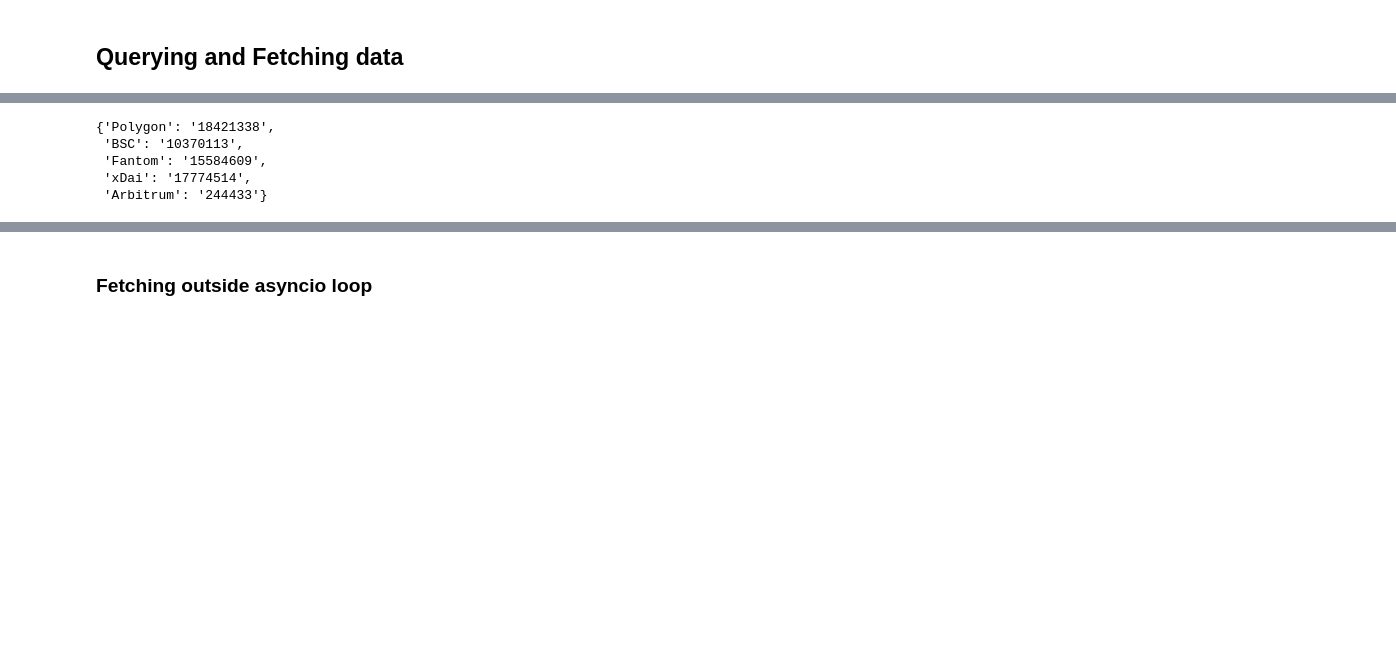
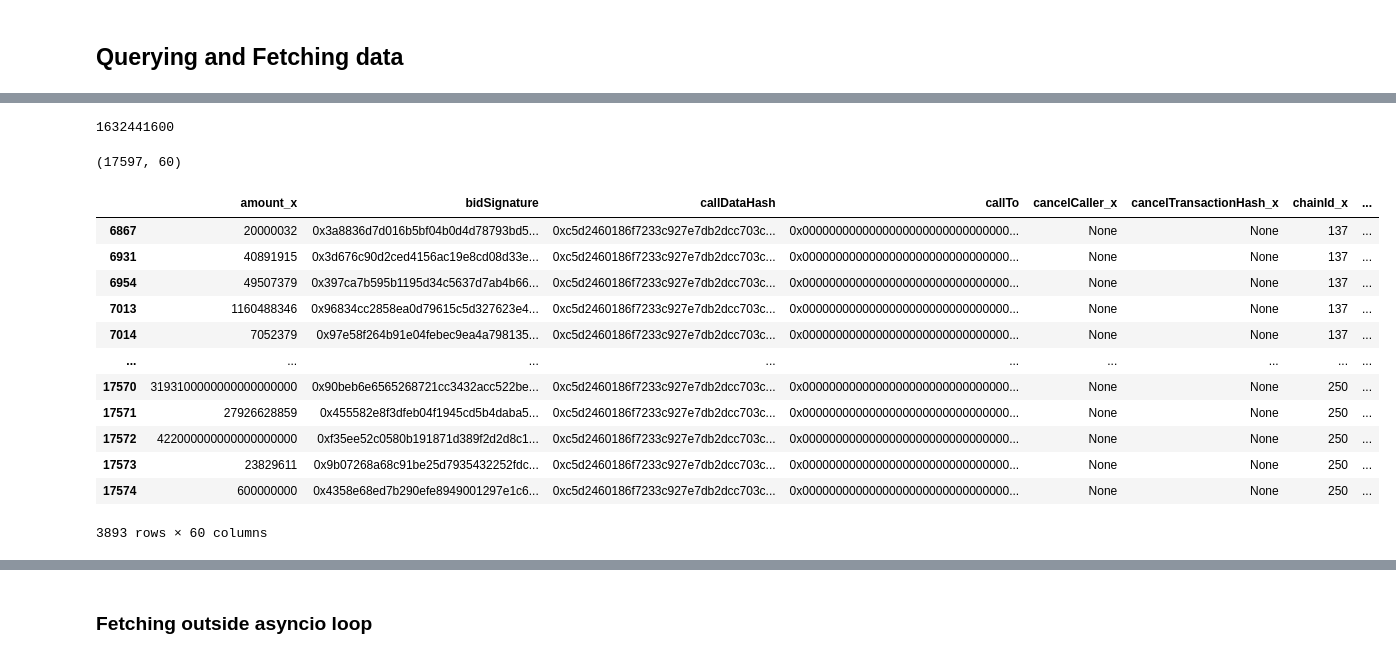
Before and after one commit to enzotavares/lifi-analytics-backend, a Jupyter notebook: subgraph_analysis.ipynb, the cells around one changed output, grey strips where cells are left out. Drawn from its saved outputs; the diff is of its cells as text; code cells hidden in the pictures; blank space fills up the shorter version.

```diff
--- a/subgraph_analysis.ipynb
+++ b/subgraph_analysis.ipynb
@@ -148,3 +203,12 @@ if False:
+# %%
+utc_tz = pytz.timezone("UTC")
+
+utc_midnight = datetime.strptime(str(datetime.utcnow().date())+' 00:00:00', "%Y-%m-%d %H:%M:%S")
+
+expiry_cut_off = int(utc_tz.localize(utc_midnight - timedelta(1)).timestamp())
+expiry_cut_off
+# %% [output]
+1632441600
 # %%
 transport_matic = AIOHTTPTransport(url="https://api.thegraph.com/subgraphs/name/0xakshay/nxtpmatic")
 transport_bsc = AIOHTTPTransport(url="https://api.thegraph.com/subgraphs/name/0xakshay/nxtpbsc")
@@ -208,9 +271 @@ async def fetch_chain_transactions(query, params, transport, chain):
         return dataframe
-# %%
-last_blocs
-# %% [output]
-{'Polygon': '18421338',
- 'BSC': '10370113',
- 'Fantom': '15584609',
- 'xDai': '17774514',
- 'Arbitrum': '244433'}
@@ -216,0 +300,6 @@ last_blocs
+# %%
+merged_txns.shape
+# %% [output]
+(17597, 60)
+# %%
+backup_merged_txns = merged_txns.copy(deep=True)
@@ -216,0 +308,16 @@ last_blocs
+# %%
+backup_merged_txns[backup_merged_txns.expiry_x > str(expiry_cut_off)]
+# %% [output]
+|  | amount_x | bidSignature | callDataHash | callTo | cancelCaller_x | cancelTransactionHash_x | chainId_x | ... |
+| 6867 | 20000032 | 0x3a8836d7d016b5bf04b0d4d78793bd5... | 0xc5d2460186f7233c927e7db2dcc703c... | 0x0000000000000000000000000000000... | None | None | 137 | ... |
+| 6931 | 40891915 | 0x3d676c90d2ced4156ac19e8cd08d33e... | 0xc5d2460186f7233c927e7db2dcc703c... | 0x0000000000000000000000000000000... | None | None | 137 | ... |
+| 6954 | 49507379 | 0x397ca7b595b1195d34c5637d7ab4b66... | 0xc5d2460186f7233c927e7db2dcc703c... | 0x0000000000000000000000000000000... | None | None | 137 | ... |
+| 7013 | 1160488346 | 0x96834cc2858ea0d79615c5d327623e4... | 0xc5d2460186f7233c927e7db2dcc703c... | 0x0000000000000000000000000000000... | None | None | 137 | ... |
+| 7014 | 7052379 | 0x97e58f264b91e04febec9ea4a798135... | 0xc5d2460186f7233c927e7db2dcc703c... | 0x0000000000000000000000000000000... | None | None | 137 | ... |
+| ... | ... | ... | ... | ... | ... | ... | ... | ... |
+| 17570 | 3193100000000000000000 | 0x90beb6e6565268721cc3432acc522be... | 0xc5d2460186f7233c927e7db2dcc703c... | 0x0000000000000000000000000000000... | None | None | 250 | ... |
+| 17571 | 27926628859 | 0x455582e8f3dfeb04f1945cd5b4daba5... | 0xc5d2460186f7233c927e7db2dcc703c... | 0x0000000000000000000000000000000... | None | None | 250 | ... |
+| 17572 | 422000000000000000000 | 0xf35ee52c0580b191871d389f2d2d8c1... | 0xc5d2460186f7233c927e7db2dcc703c... | 0x0000000000000000000000000000000... | None | None | 250 | ... |
+| 17573 | 23829611 | 0x9b07268a68c91be25d7935432252fdc... | 0xc5d2460186f7233c927e7db2dcc703c... | 0x0000000000000000000000000000000... | None | None | 250 | ... |
+| 17574 | 600000000 | 0x4358e68ed7b290efe8949001297e1c6... | 0xc5d2460186f7233c927e7db2dcc703c... | 0x0000000000000000000000000000000... | None | None | 250 | ... |
+3893 rows × 60 columns
```
Also changed, not shown: parts of 67 cells of this notebook, 17 other files.
